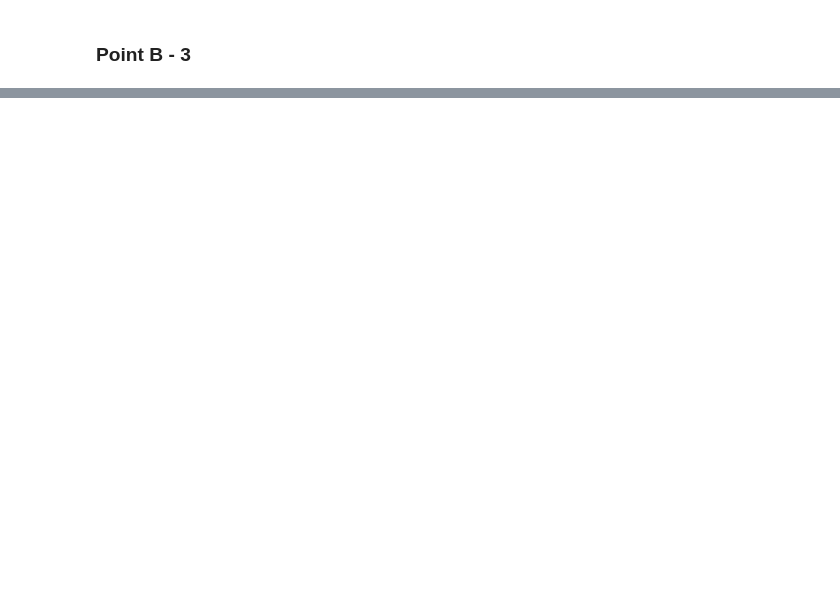
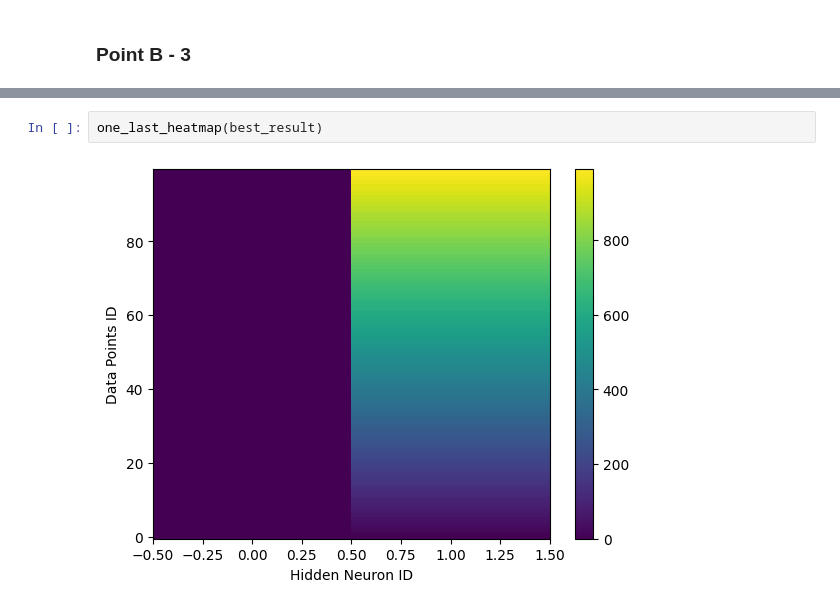
Before and after one commit to LaurentSch/ItML_A3, a Jupyter notebook: src/Assignment_3/ml-th-3.ipynb, the cells around one changed output, grey strips where cells are left out. Saved outputs shown, nothing was run; the diff lists cells and outputs as text; blank space fills up the shorter version.

```diff
--- a/src/Assignment_3/ml-th-3.ipynb
+++ b/src/Assignment_3/ml-th-3.ipynb
@@ -339,0 +348,4 @@ one_last_heatmap
+# %%
+one_last_heatmap(best_result)
+# %% [output]
+[figure, added]
```
Also changed, not shown: parts of 8 cells of this notebook.
